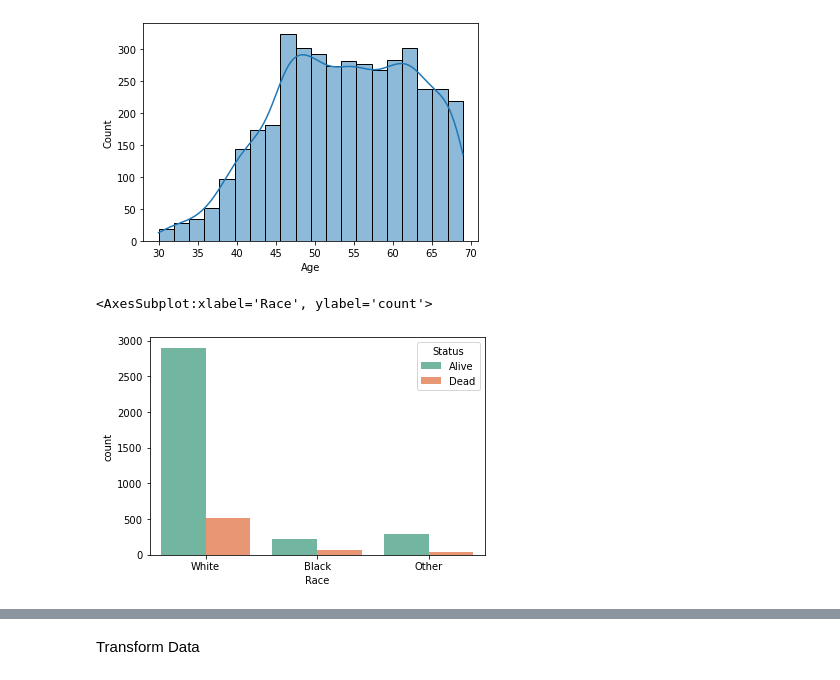
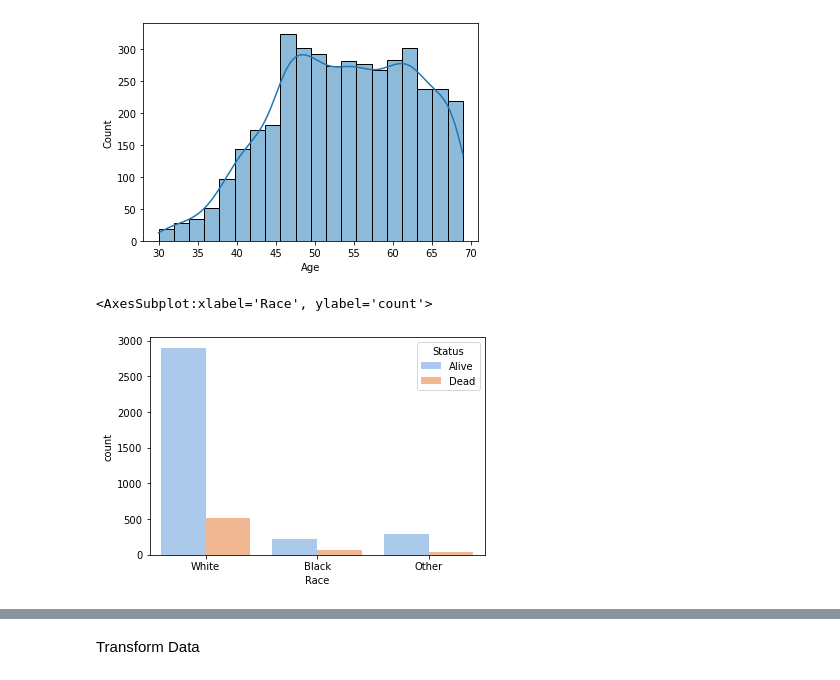
Before and after one commit to IsraaMohamedGaber/Breast-Cancer-Detection, a Jupyter notebook: Breast_Cancer.ipynb, the cells around one changed output, grey strips where cells are left out. Drawn from its saved outputs; the diff is of its cells as text; code cells hidden in the pictures.

```diff
--- a/Breast_Cancer.ipynb
+++ b/Breast_Cancer.ipynb
@@ -152,7 +140,7 @@ sns.histplot(data['Age'], bins=20, kde=True)
 <AxesSubplot:xlabel='Age', ylabel='Count'>
 [figure]
 # %%
-sns.countplot(x='Race', hue='Status', data=data, palette='Set2')
+sns.countplot(x='Race', hue='Status', data=data, palette='pastel')
 # %% [output]
 <AxesSubplot:xlabel='Race', ylabel='count'>
-[figure, old version]
+[figure, new version]
```
Also changed, not shown: parts of 13 cells of this notebook.
